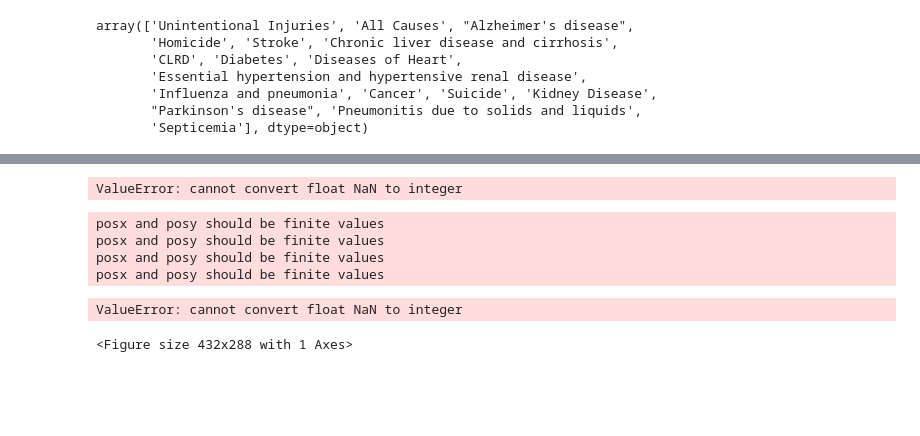
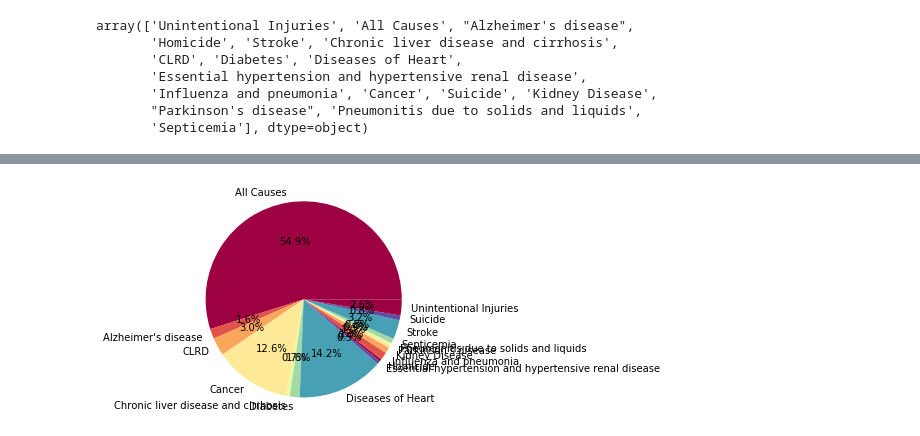
Before and after one commit to Yanhe05/CausesOfDeath, a Jupyter notebook: PartyTime_CauseOfDeath.ipynb, the cells around one changed output, grey strips where cells are left out. Drawn from its saved outputs; the diff is of its cells as text; code cells hidden in the pictures; blank space fills up the shorter version.

Commit message:
pie chart

```diff
--- a/PartyTime_CauseOfDeath.ipynb
+++ b/PartyTime_CauseOfDeath.ipynb
@@ -10,6 +10,6 @@ import warnings
 warnings.filterwarnings('ignore')
 %matplotlib inline
 # %%
-file_location = 'C:\git\CausesOfDeath\Dataset\causeofdeath.csv'
-df_data = pd.read_csv(file_location)
+file_location = '/Users/yanhewu/Documents/git/CausesOfDeath/Dataset/causeofdeath.csv'
+df = pd.read_csv(file_location)
 # %%
@@ -52,3 +55,7 @@ array(['Unintentional Injuries', 'All Causes', "Alzheimer's disease",
        'Influenza and pneumonia', 'Cancer', 'Suicide', 'Kidney Disease',
        "Parkinson's disease", 'Pneumonitis due to solids and liquids',
        'Septicemia'], dtype=object)
+# %%
+#Sum death number by cause
+sums = df['Deaths'].groupby(df['Cause Name']).sum()
+sums
@@ -55,16 +82,11 @@ array(['Unintentional Injuries', 'All Causes', "Alzheimer's disease",
 # %%
-# Create a list of colors (from iWantHue)
+# Create a list of colors
 cmap = plt.get_cmap('Spectral')
 colors = [cmap(i) for i in np.linspace(0, 1, 8)]
+
 #create a pie chart
-plt.pie(df_data['Deaths'], labels=df_data['Cause Name'], shadow=False, colors=colors, autopct='%1.1f%%')
-
+plt.pie(sums, labels=sums.index, shadow=False, colors=colors, autopct='%1.1f%%')
+plt.axis('equal')
 plt.show()
 # %% [output]
-ValueError: cannot convert float NaN to integer
-posx and posy should be finite values
-posx and posy should be finite values
-posx and posy should be finite values
-posx and posy should be finite values
-ValueError: cannot convert float NaN to integer
-<Figure size 432x288 with 1 Axes>
+[figure, added]
```
Also changed, not shown: parts of 6 cells of this notebook.
